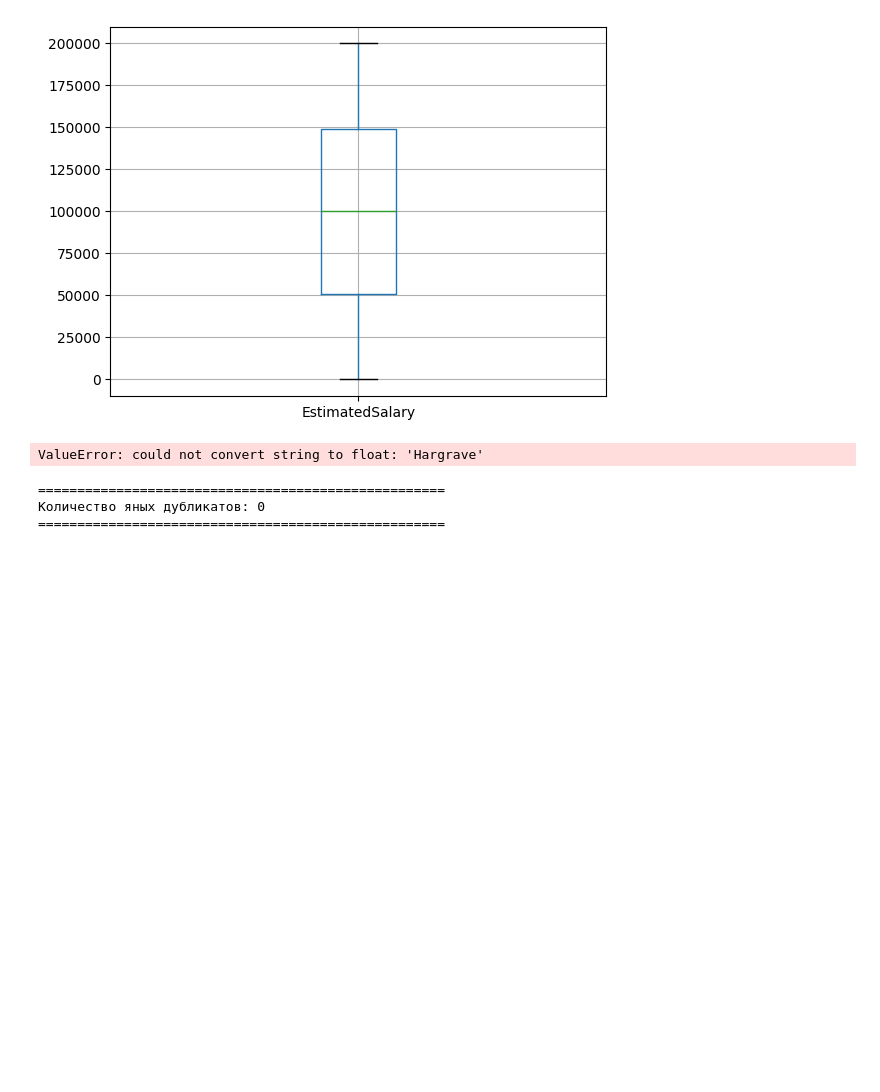
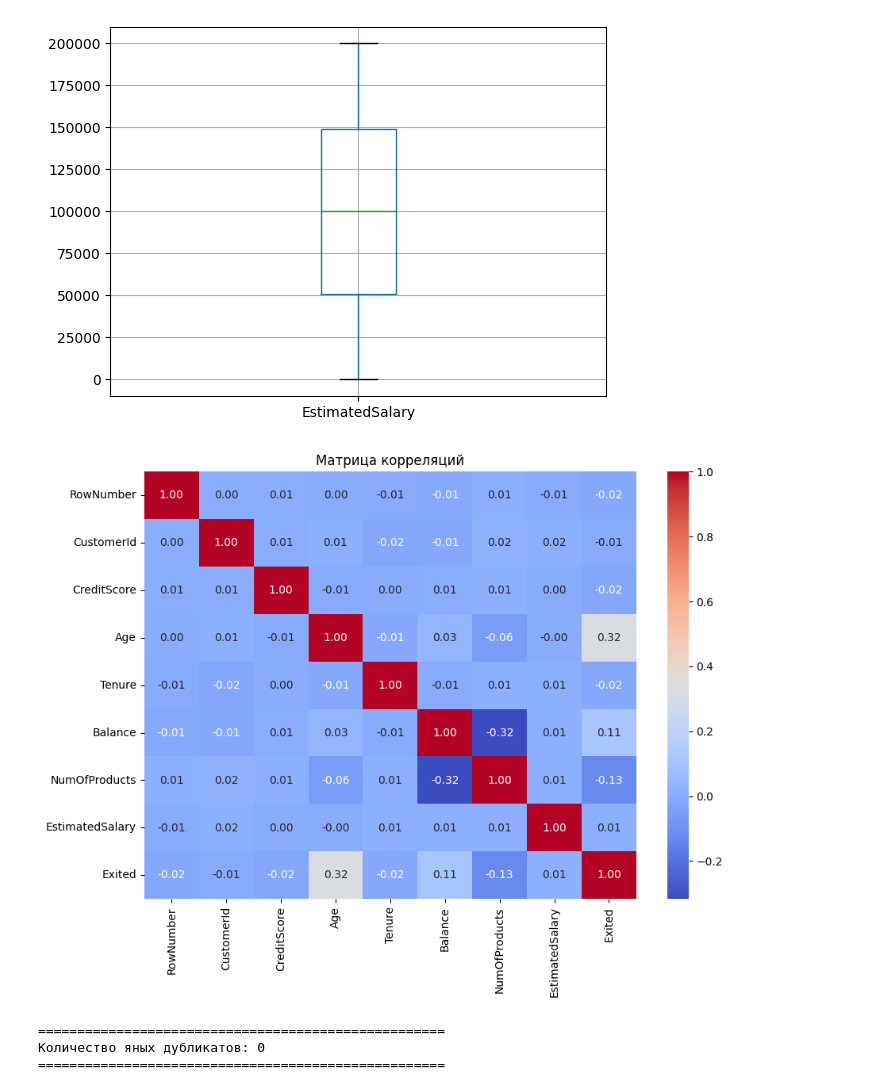
Before and after one commit to droogg/jandex_supervised_learning, a Jupyter notebook: supervised_lerning_project.ipynb, the cells around one changed output. Saved outputs shown, nothing was run; the diff lists cells and outputs as text; code cells hidden in the pictures; blank space fills up the shorter version.

Commit message:
fix corr_matrix

```diff
--- a/supervised_lerning_project.ipynb
+++ b/supervised_lerning_project.ipynb
@@ -200,13 +201,18 @@ for col in ['CreditScore', 'Age', 'Tenure', 'Balance', 'EstimatedSalary']:
 [figure]
 [figure]
 # %%
-corr_matrix = df.corr(method='spearman')
-plt.figure(figsize=(10,7))
+numeric_df = df.select_dtypes(include=[np.number])
+
+# Вычисляем матрицу корреляции
+corr_matrix = numeric_df.corr(method='spearman')
+
+# Строим тепловую карту матрицы корреляции
+plt.figure(figsize=(10, 7))
 sns.heatmap(data=corr_matrix, annot=True, fmt='.2f', cmap='coolwarm')
 plt.title('Матрица корреляций')
 plt.show()
 # %% [output]
-ValueError: could not convert string to float: 'Hargrave'
+[figure, added]
 # %%
 print(f'''
 ====================================================
```
Also changed, not shown: parts of 5 cells of this notebook, 1 other file.
